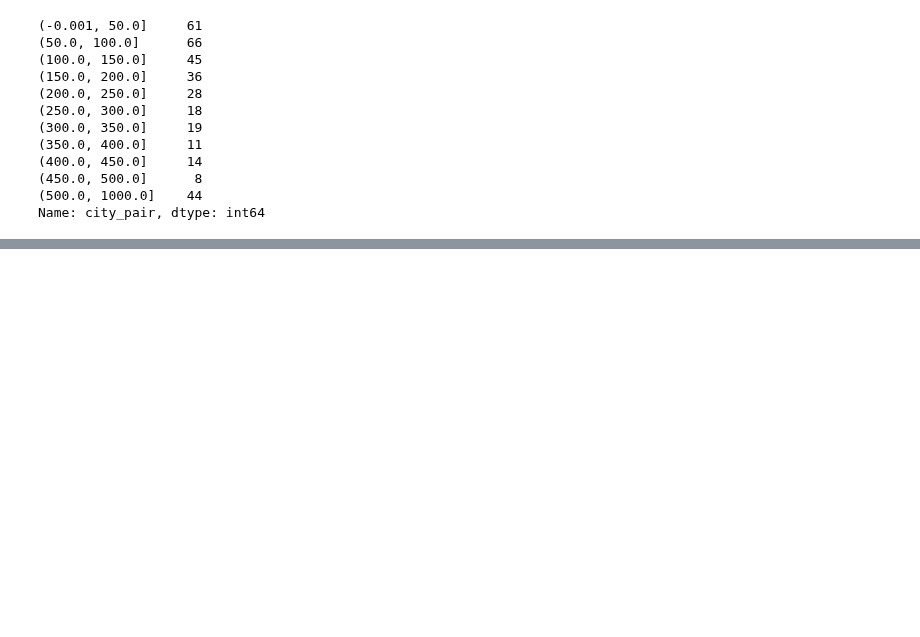
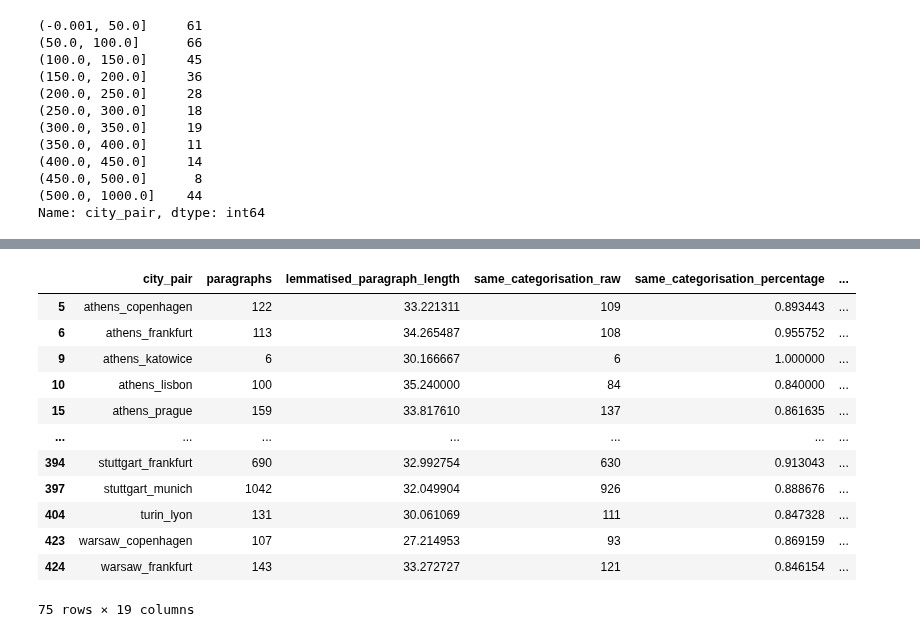
Before and after one commit to seriousdeejay/citynet, a Jupyter notebook: src/analyses/Diederik/Clean Code/3. Word Embedding Categorisation.ipynb, the cells around one changed output, grey strips where cells are left out. Saved outputs shown, nothing was run; the diff lists cells and outputs as text; code cells hidden in the pictures; blank space fills up the shorter version.

```diff
--- a/src/analyses/Diederik/Clean Code/3. Word Embedding Categorisation.ipynb
+++ b/src/analyses/Diederik/Clean Code/3. Word Embedding Categorisation.ipynb
@@ -1021,0 +1228,16 @@ Name: city_pair, dtype: int64
+# %%
+final_df[(final_df['lda_dominant_category'] == 'Transportation') | (final_df['embedding_dominant_category'] == 'transportation')] # .head(50)
+# %% [output]
+|  | city_pair | paragraphs | lemmatised_paragraph_length | same_categorisation_raw | same_categorisation_percentage | ... |
+| 5 | athens_copenhagen | 122 | 33.221311 | 109 | 0.893443 | ... |
+| 6 | athens_frankfurt | 113 | 34.265487 | 108 | 0.955752 | ... |
+| 9 | athens_katowice | 6 | 30.166667 | 6 | 1.000000 | ... |
+| 10 | athens_lisbon | 100 | 35.240000 | 84 | 0.840000 | ... |
+| 15 | athens_prague | 159 | 33.817610 | 137 | 0.861635 | ... |
+| ... | ... | ... | ... | ... | ... | ... |
+| 394 | stuttgart_frankfurt | 690 | 32.992754 | 630 | 0.913043 | ... |
+| 397 | stuttgart_munich | 1042 | 32.049904 | 926 | 0.888676 | ... |
+| 404 | turin_lyon | 131 | 30.061069 | 111 | 0.847328 | ... |
+| 423 | warsaw_copenhagen | 107 | 27.214953 | 93 | 0.869159 | ... |
+| 424 | warsaw_frankfurt | 143 | 33.272727 | 121 | 0.846154 | ... |
+75 rows × 19 columns
```
Also changed, not shown: parts of 78 cells of this notebook.
